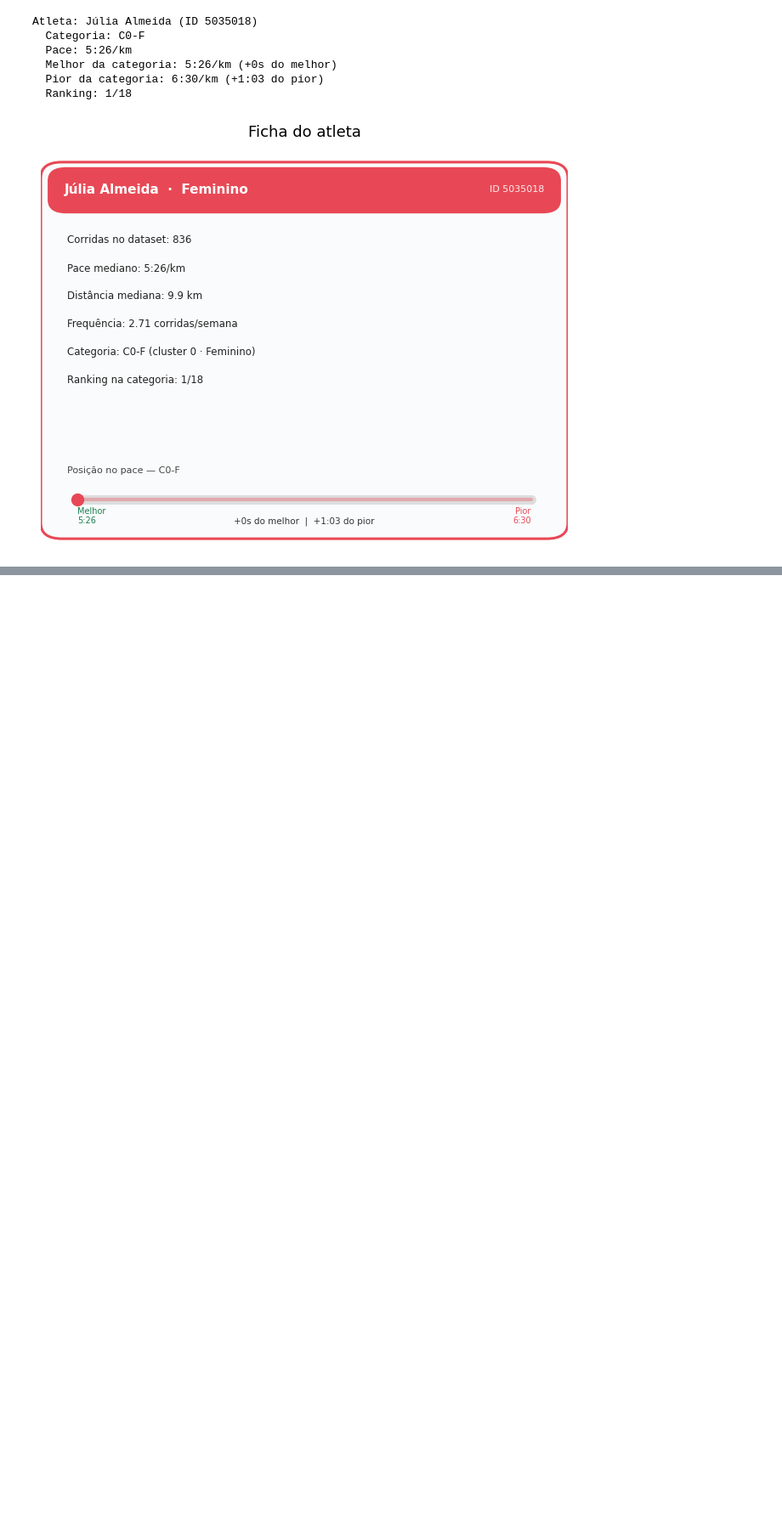
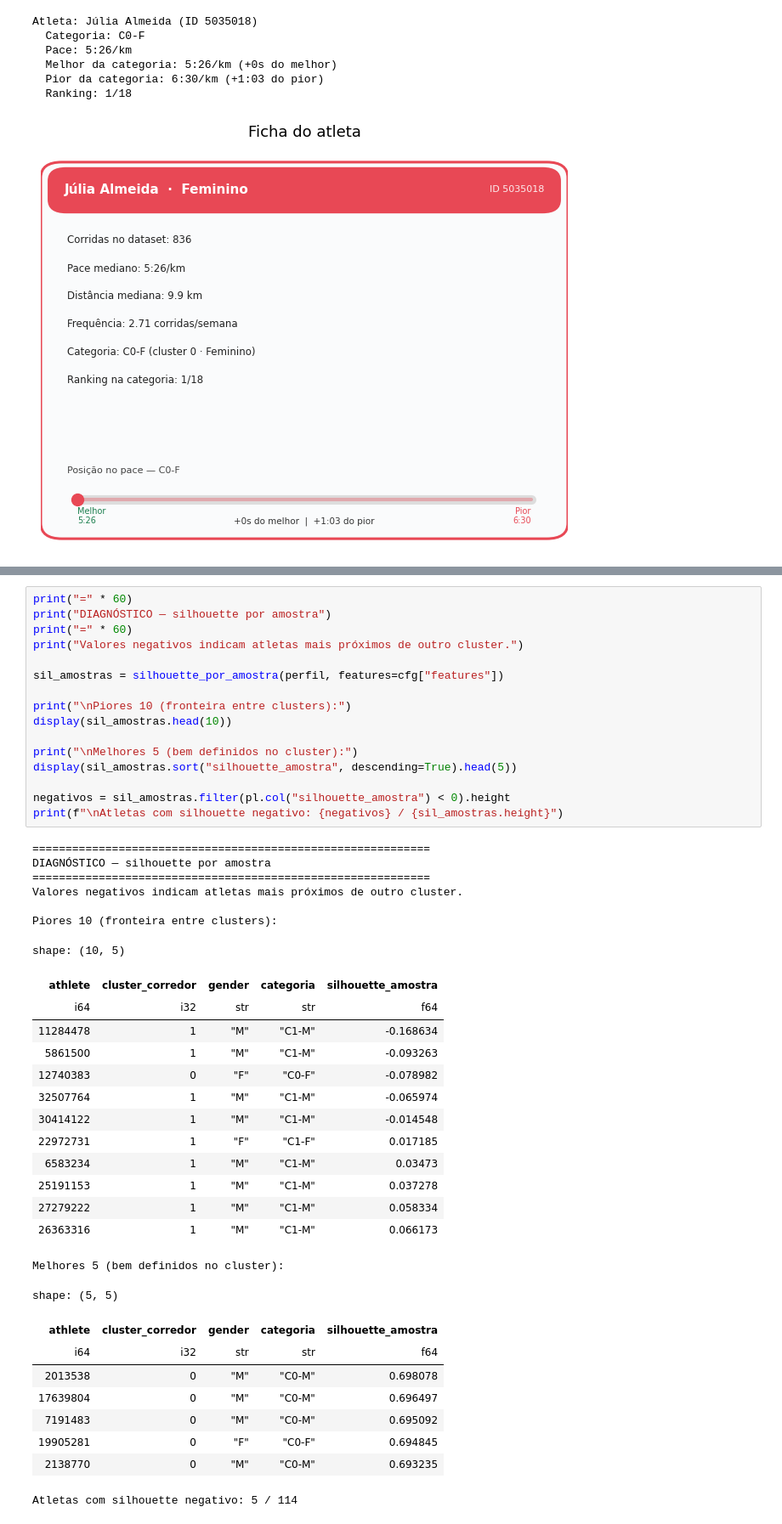
Before and after one commit to majutestoni/tcc-back, a Jupyter notebook: notebooks/categorizacao_corredores.ipynb, the cells around one changed output, grey strips where cells are left out. Shown at 85% size. Saved outputs shown, nothing was run; the diff lists cells and outputs as text; blank space fills up the shorter version.

```diff
--- a/notebooks/categorizacao_corredores.ipynb
+++ b/notebooks/categorizacao_corredores.ipynb
@@ -476,0 +694,46 @@ Atleta: Júlia Almeida (ID 5035018)
+# %%
+print("=" * 60)
+print("DIAGNÓSTICO — silhouette por amostra")
+print("=" * 60)
+print("Valores negativos indicam atletas mais próximos de outro cluster.")
+
+sil_amostras = silhouette_por_amostra(perfil, features=cfg["features"])
+
+print("\nPiores 10 (fronteira entre clusters):")
+display(sil_amostras.head(10))
+
+print("\nMelhores 5 (bem definidos no cluster):")
+display(sil_amostras.sort("silhouette_amostra", descending=True).head(5))
+
+negativos = sil_amostras.filter(pl.col("silhouette_amostra") < 0).height
+print(f"\nAtletas com silhouette negativo: {negativos} / {sil_amostras.height}")
+# %% [output]
+============================================================
+DIAGNÓSTICO — silhouette por amostra
+============================================================
+Valores negativos indicam atletas mais próximos de outro cluster.
+
+Piores 10 (fronteira entre clusters):
+shape: (10, 5)
+| athlete | cluster_corredor | gender | categoria | silhouette_amostra |
+| i64 | i32 | str | str | f64 |
+| 11284478 | 1 | "M" | "C1-M" | -0.168634 |
+| 5861500 | 1 | "M" | "C1-M" | -0.093263 |
+| 12740383 | 0 | "F" | "C0-F" | -0.078982 |
+| 32507764 | 1 | "M" | "C1-M" | -0.065974 |
+| 30414122 | 1 | "M" | "C1-M" | -0.014548 |
+| 22972731 | 1 | "F" | "C1-F" | 0.017185 |
+| 6583234 | 1 | "M" | "C1-M" | 0.03473 |
+| 25191153 | 1 | "M" | "C1-M" | 0.037278 |
+| 27279222 | 1 | "M" | "C1-M" | 0.058334 |
+| 26363316 | 1 | "M" | "C1-M" | 0.066173 |
+Melhores 5 (bem definidos no cluster):
+shape: (5, 5)
+| athlete | cluster_corredor | gender | categoria | silhouette_amostra |
+| i64 | i32 | str | str | f64 |
+| 2013538 | 0 | "M" | "C0-M" | 0.698078 |
+| 17639804 | 0 | "M" | "C0-M" | 0.696497 |
+| 7191483 | 0 | "M" | "C0-M" | 0.695092 |
+| 19905281 | 0 | "F" | "C0-F" | 0.694845 |
+| 2138770 | 0 | "M" | "C0-M" | 0.693235 |
+Atletas com silhouette negativo: 5 / 114
```
Also changed, not shown: parts of 13 cells of this notebook, 4 other files.
